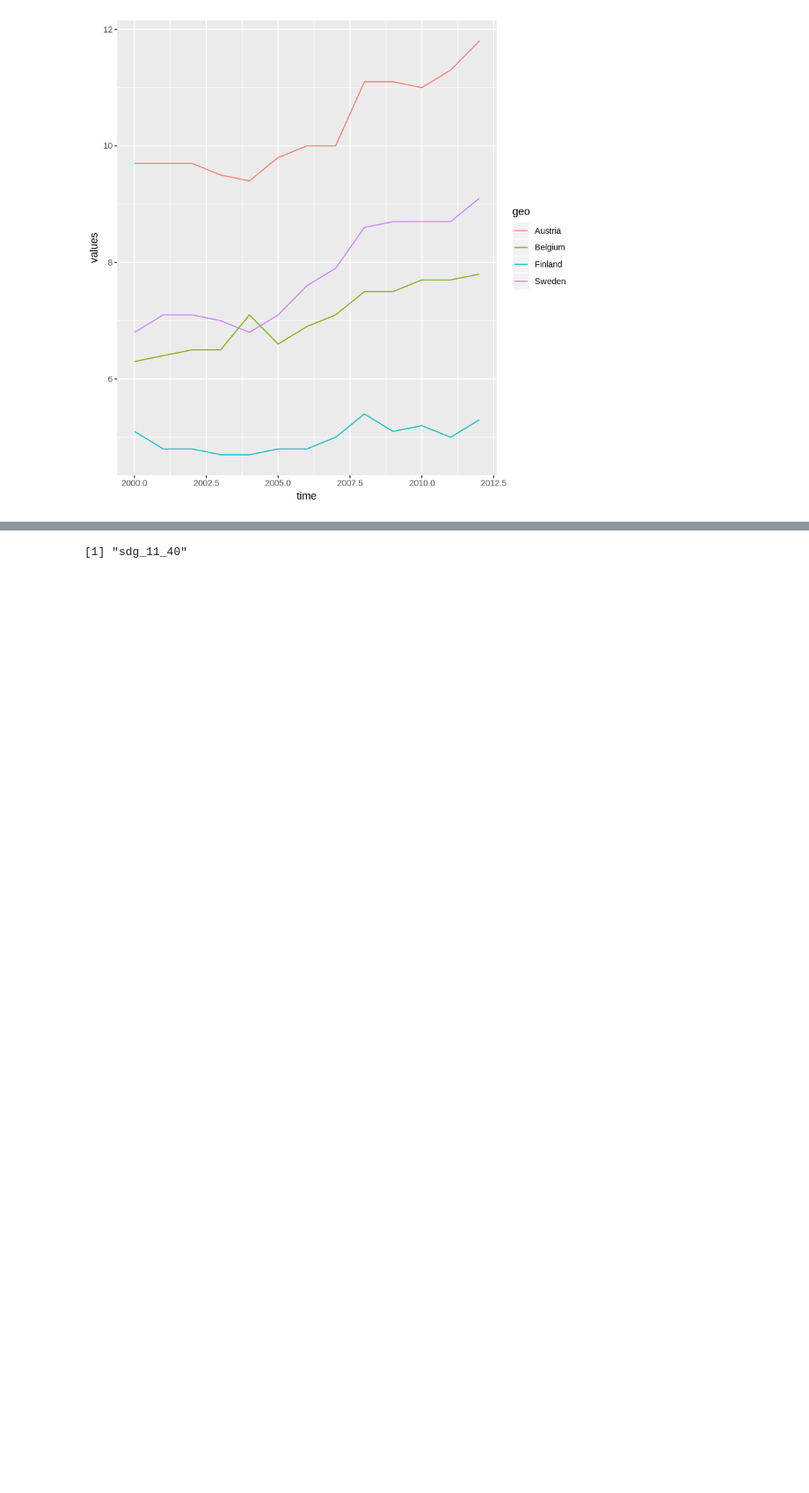
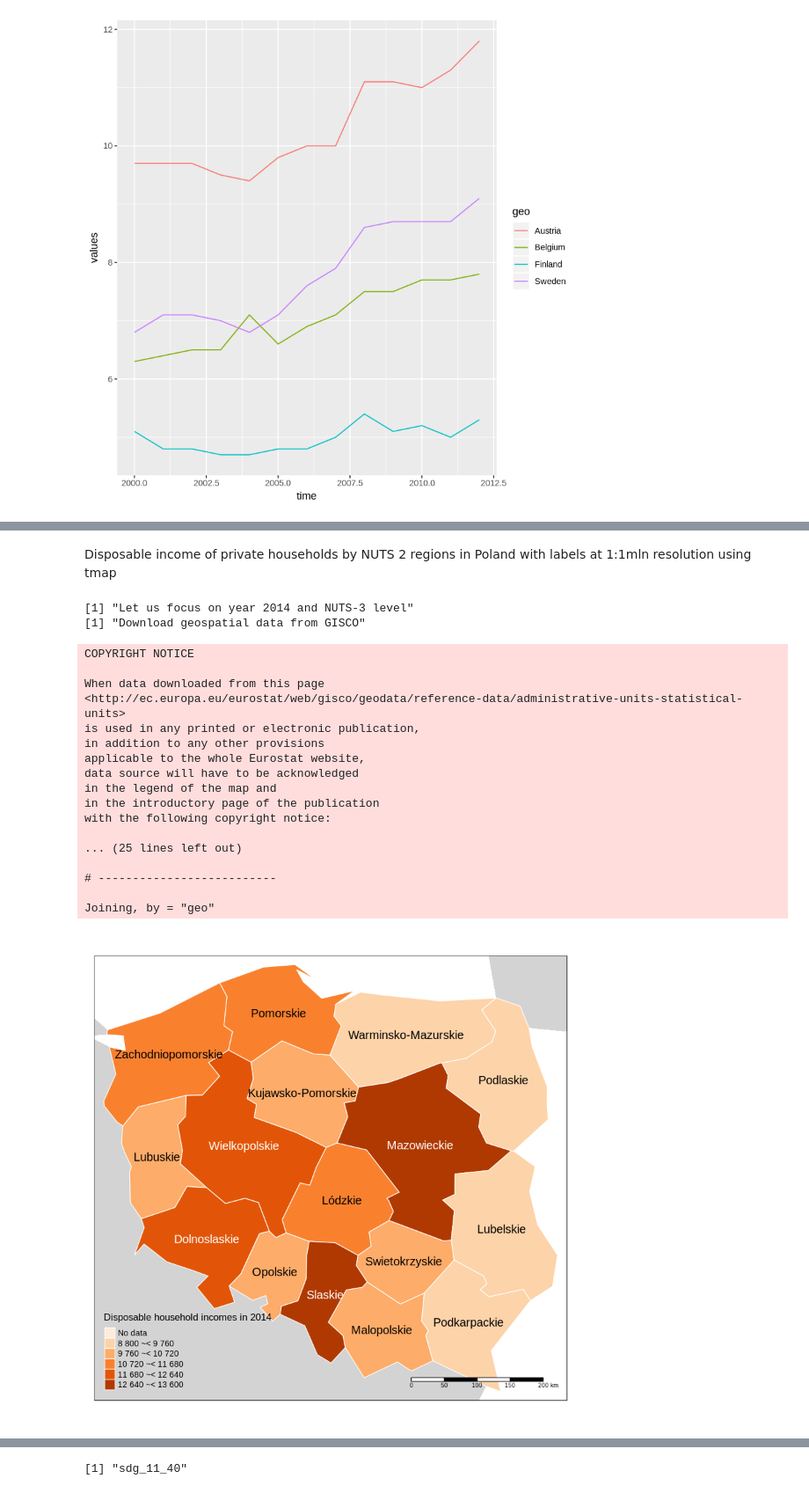
Before and after one commit to eurostat/PRost, a Jupyter notebook: notebooks/eurostat_package_tutorial.ipynb, the cells around one changed output, grey strips where cells are left out. Shown at 88% size. Cells and saved outputs as stored; diff of their text form; code cells hidden in the pictures; blank space fills up the shorter version.

```diff
--- a/notebooks/eurostat_package_tutorial.ipynb
+++ b/notebooks/eurostat_package_tutorial.ipynb
@@ -221,0 +293,56 @@ ERROR: Error in library(tmap): there is no package called ‘tmap’
+# %% [markdown]
+Disposable income of private households by NUTS 2 regions in Poland with labels at 1:1mln resolution using tmap
+# %%
+library(eurostat)
+library(dplyr)
+library(sf)
+library(RColorBrewer)
+
+# Downloading and manipulating the tabular data
+print("Let us focus on year 2014 and NUTS-3 level")
+euro_sf2 <- get_eurostat("tgs00026", time_format = "raw",
+                         stringsAsFactors = FALSE,
+			 filter = list(time = "2014")) %>%
+
+  # Subset to NUTS-3 level
+  dplyr::filter(grepl("PL",geo)) %>%
+  # label the single geo column
+  mutate(label = paste0(label_eurostat(.)[["geo"]], "\n", values, "€"),
+         income = cut_to_classes(values))
+
+print("Download geospatial data from GISCO")
+geodata <- get_eurostat_geospatial(output_class = "sf", resolution = "60", nuts_level = 2, year = 2013)
+
+# Merge with attribute data with geodata
+map_data <- inner_join(geodata, euro_sf2)
+
+# plot map
+map2 <- tm_shape(geodata) +
+  tm_fill("lightgrey") +
+  tm_shape(map_data, is.master = TRUE) +
+  tm_polygons("income", title = "Disposable household incomes in 2014",
+              palette = "Oranges", border.col = "white") +
+  tm_text("NUTS_NAME", just = "center") +
+  tm_scale_bar()
+map2
+# %% [output]
+[1] "Let us focus on year 2014 and NUTS-3 level"
+[1] "Download geospatial data from GISCO"
+COPYRIGHT NOTICE
+
+When data downloaded from this page
+<http://ec.europa.eu/eurostat/web/gisco/geodata/reference-data/administrative-units-statistical-units>
+is used in any printed or electronic publication,
+in addition to any other provisions
+applicable to the whole Eurostat website,
+data source will have to be acknowledged
+in the legend of the map and
+in the introductory page of the publication
+with the following copyright notice:
+
+... (25 lines left out)
+
+# --------------------------
+
+Joining, by = "geo"
+[figure, added]
```
Also changed, not shown: parts of 17 cells of this notebook.
